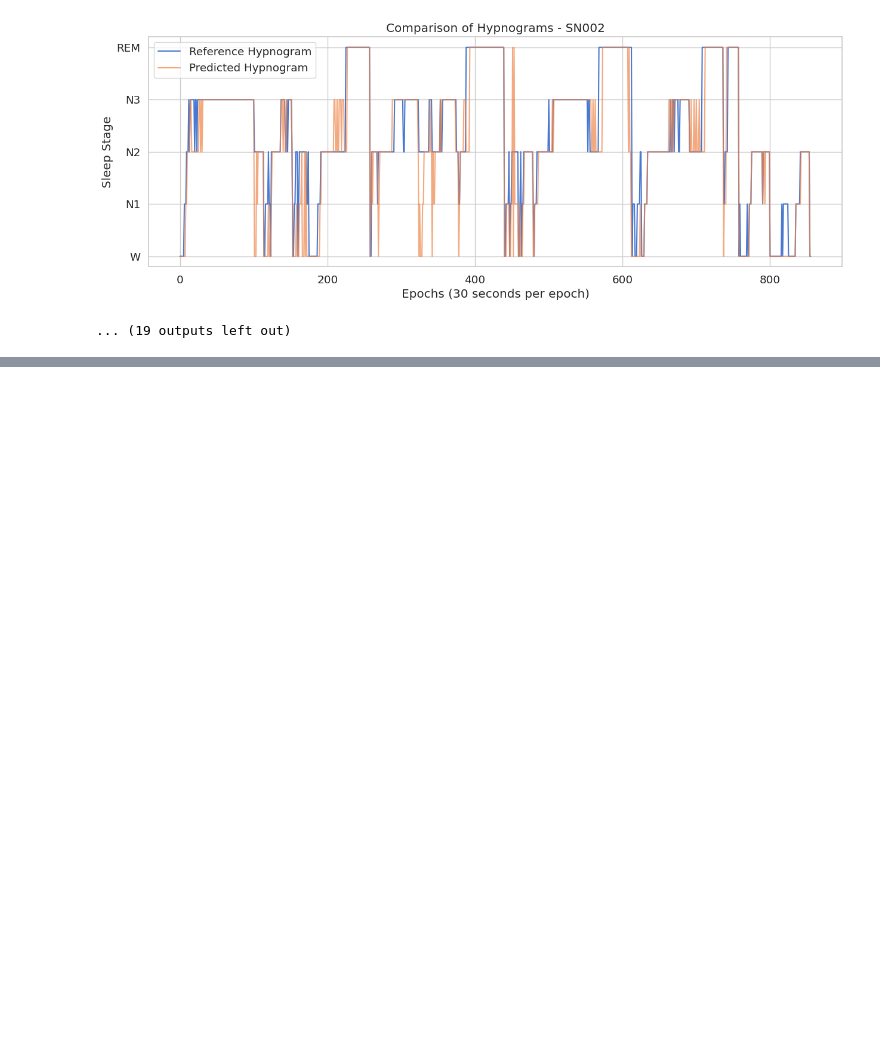
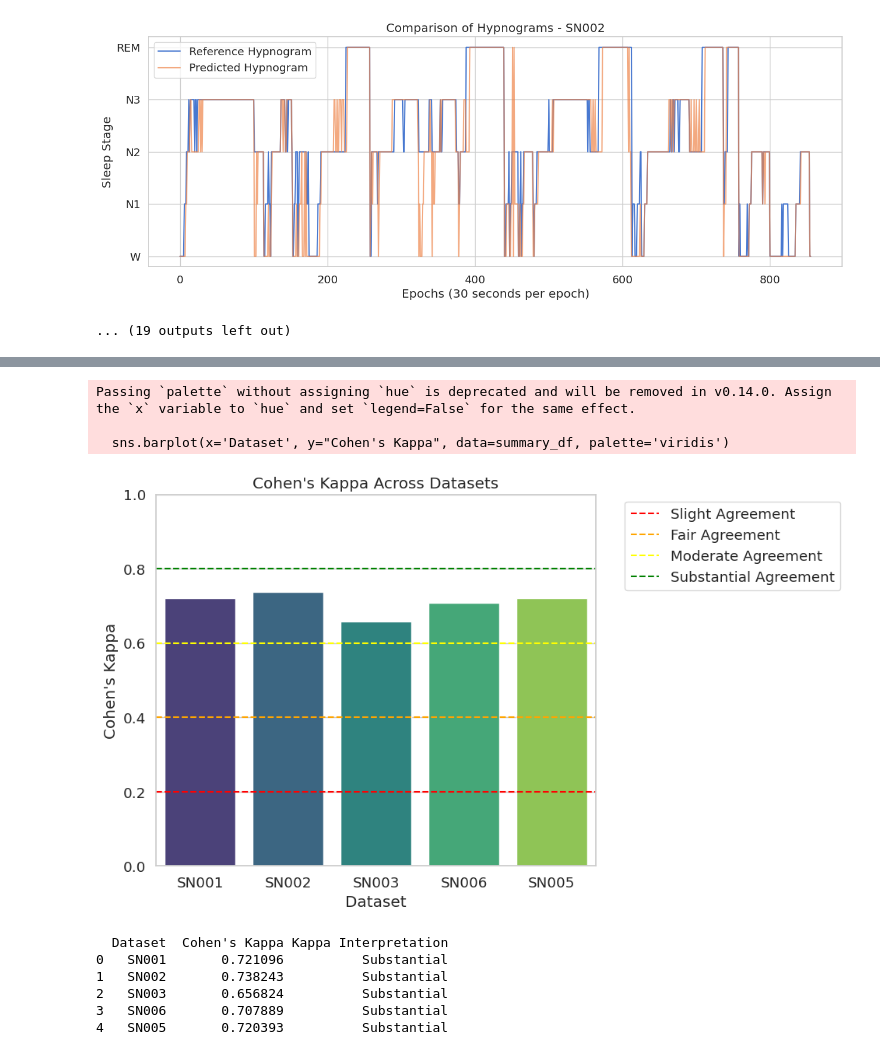
Before and after one commit to aylinavch/BCI_UNL_AllisonPeterson_course, a Jupyter notebook: final_course_project/testing_silly_things/test_stats.ipynb, the cells around one changed output, grey strips where cells are left out. Cells and saved outputs as stored; diff of their text form; code cells hidden in the pictures; blank space fills up the shorter version.

```diff
--- a/final_course_project/testing_silly_things/test_stats.ipynb
+++ b/final_course_project/testing_silly_things/test_stats.ipynb
@@ -433,0 +434,47 @@ Text(0.5, 1.0, "Cohen's Kappa Across Datasets")
+# %%
+# Plot the Cohen's Kappa across datasets with interpretation thresholds
+plt.figure(figsize=(10, 6))
+sns.barplot(x='Dataset', y="Cohen's Kappa", data=summary_df, palette='viridis')
+plt.title("Cohen's Kappa Across Datasets")
+plt.ylabel("Cohen's Kappa")
+plt.xlabel("Dataset")
+plt.ylim(0, 1)
+
+# Add horizontal lines for interpretation thresholds
+plt.axhline(0.20, color='red', linestyle='--', label='Slight Agreement')
+plt.axhline(0.40, color='orange', linestyle='--', label='Fair Agreement')
+plt.axhline(0.60, color='yellow', linestyle='--', label='Moderate Agreement')
+plt.axhline(0.80, color='green', linestyle='--', label='Substantial Agreement')
+plt.legend(bbox_to_anchor=(1.05, 1), loc='upper left')
+plt.tight_layout()
+plt.show()
+# %% [output]
+Passing `palette` without assigning `hue` is deprecated and will be removed in v0.14.0. Assign the `x` variable to `hue` and set `legend=False` for the same effect.
+
+  sns.barplot(x='Dataset', y="Cohen's Kappa", data=summary_df, palette='viridis')
+[figure, added]
+# %%
+# Interpretation based on Landis and Koch (1977)
+def interpret_kappa(kappa):
+    if kappa < 0:
+        return 'Poor'
+    elif kappa < 0.20:
+        return 'Slight'
+    elif kappa < 0.40:
+        return 'Fair'
+    elif kappa < 0.60:
+        return 'Moderate'
+    elif kappa < 0.80:
+        return 'Substantial'
+    else:
+        return 'Almost Perfect'
+
+summary_df['Kappa Interpretation'] = summary_df["Cohen's Kappa"].apply(interpret_kappa)
+print(summary_df[['Dataset', "Cohen's Kappa", 'Kappa Interpretation']])
+# %% [output]
+  Dataset  Cohen's Kappa Kappa Interpretation
+0   SN001       0.721096          Substantial
+1   SN002       0.738243          Substantial
+2   SN003       0.656824          Substantial
+3   SN006       0.707889          Substantial
+4   SN005       0.720393          Substantial
```
Also changed, not shown: parts of 3 cells of this notebook.
